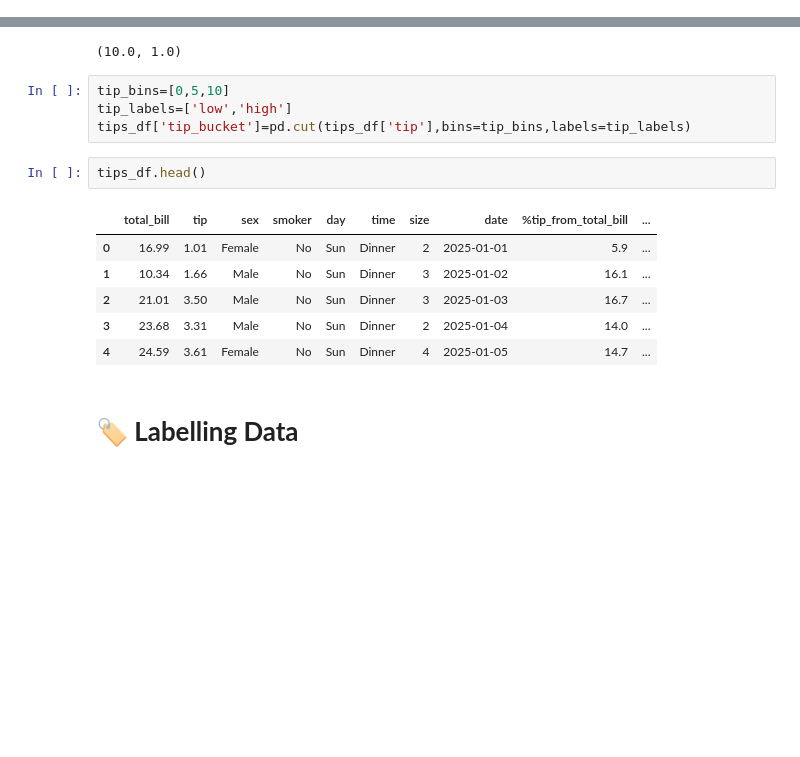
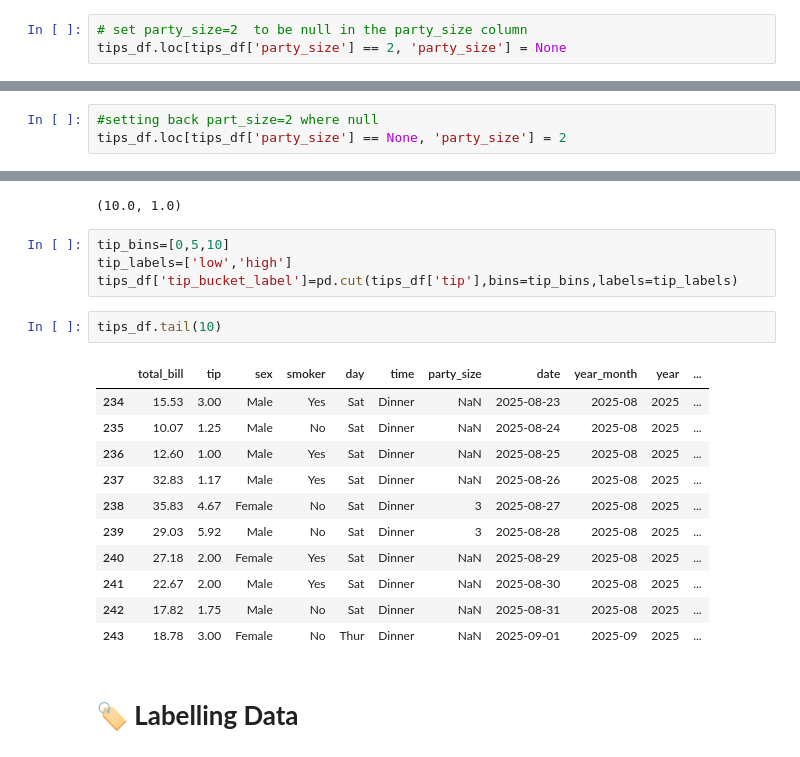
Before and after one commit to marcodelibero/2026---Python-basics, a Jupyter notebook: basic_python_course_v1.ipynb, the cells around one changed output, grey strips where cells are left out. Drawn from its saved outputs; the diff is of its cells as text; blank space fills up the shorter version.

```diff
--- a/basic_python_course_v1.ipynb
+++ b/basic_python_course_v1.ipynb
@@ -265,3 +265,6 @@ dtype: int64
 # **⚠ Null Values** - part 2
 
 Drop rows with missing values
+# %%
+# set party_size=2  to be null in the party_size column
+tips_df.loc[tips_df['party_size'] == 2, 'party_size'] = None
@@ -315,0 +309,3 @@ DataFrame after dropping rows with missing values (dropna(axis=0)):
+# %%
+#setting back part_size=2 where null
+tips_df.loc[tips_df['party_size'] == None, 'party_size'] = 2
@@ -338,16 +350,21 @@ tips_df['tip'].max(),tips_df['tip'].min()
 # %%
 tip_bins=[0,5,10]
 tip_labels=['low','high']
-tips_df['tip_bucket']=pd.cut(tips_df['tip'],bins=tip_bins,labels=tip_labels)
+tips_df['tip_bucket_label']=pd.cut(tips_df['tip'],bins=tip_bins,labels=tip_labels)
 # %%
-tips_df.head()
+tips_df.tail(10)
 # %% [output]
-|  | total_bill | tip | sex | smoker | day | time | size | date | %tip_from_total_bill | ... |
-| 0 | 16.99 | 1.01 | Female | No | Sun | Dinner | 2 | 2025-01-01 | 5.9 | ... |
-| 1 | 10.34 | 1.66 | Male | No | Sun | Dinner | 3 | 2025-01-02 | 16.1 | ... |
-| 2 | 21.01 | 3.50 | Male | No | Sun | Dinner | 3 | 2025-01-03 | 16.7 | ... |
-| 3 | 23.68 | 3.31 | Male | No | Sun | Dinner | 2 | 2025-01-04 | 14.0 | ... |
-| 4 | 24.59 | 3.61 | Female | No | Sun | Dinner | 4 | 2025-01-05 | 14.7 | ... |
+|  | total_bill | tip | sex | smoker | day | time | party_size | date | year_month | year | ... |
+| 234 | 15.53 | 3.00 | Male | Yes | Sat | Dinner | NaN | 2025-08-23 | 2025-08 | 2025 | ... |
+| 235 | 10.07 | 1.25 | Male | No | Sat | Dinner | NaN | 2025-08-24 | 2025-08 | 2025 | ... |
+| 236 | 12.60 | 1.00 | Male | Yes | Sat | Dinner | NaN | 2025-08-25 | 2025-08 | 2025 | ... |
+| 237 | 32.83 | 1.17 | Male | Yes | Sat | Dinner | NaN | 2025-08-26 | 2025-08 | 2025 | ... |
+| 238 | 35.83 | 4.67 | Female | No | Sat | Dinner | 3 | 2025-08-27 | 2025-08 | 2025 | ... |
+| 239 | 29.03 | 5.92 | Male | No | Sat | Dinner | 3 | 2025-08-28 | 2025-08 | 2025 | ... |
+| 240 | 27.18 | 2.00 | Female | Yes | Sat | Dinner | NaN | 2025-08-29 | 2025-08 | 2025 | ... |
+| 241 | 22.67 | 2.00 | Male | Yes | Sat | Dinner | NaN | 2025-08-30 | 2025-08 | 2025 | ... |
+| 242 | 17.82 | 1.75 | Male | No | Sat | Dinner | NaN | 2025-08-31 | 2025-08 | 2025 | ... |
+| 243 | 18.78 | 3.00 | Female | No | Thur | Dinner | NaN | 2025-09-01 | 2025-09 | 2025 | ... |
 # %% [markdown]
 # **🏷 Labelling Data**
 # %% [markdown]
```
Also changed, not shown: parts of 14 cells of this notebook.
